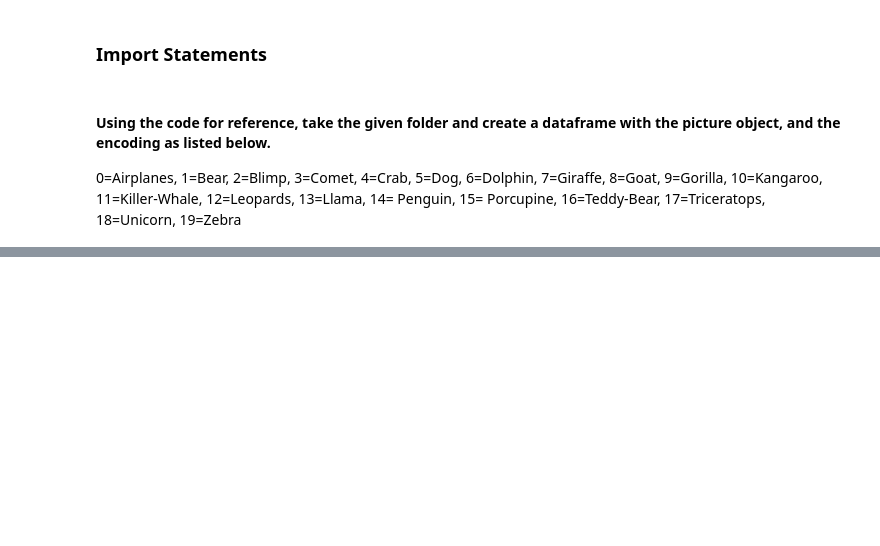
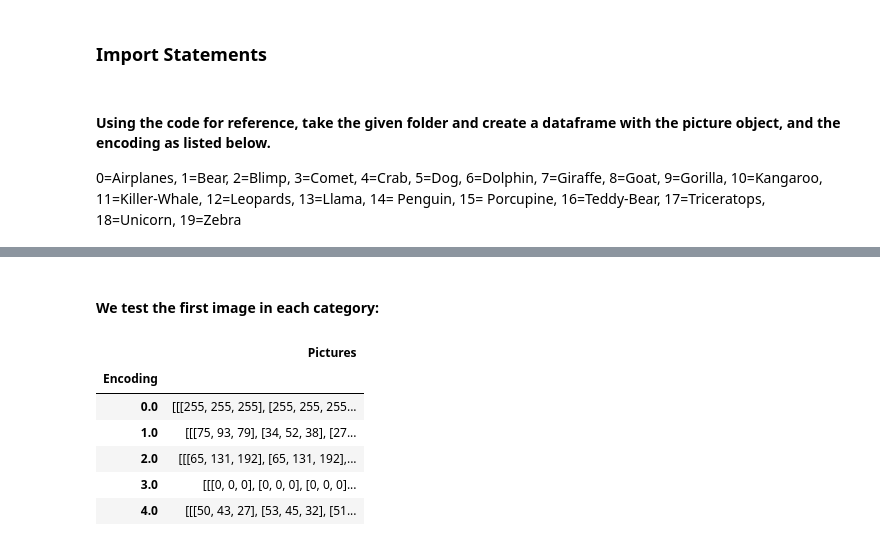
Before and after one commit to LinjianMa/DS100-final-project, a Jupyter notebook: GradProject_NB1.ipynb, the cells around one changed output, grey strips where cells are left out. Drawn from its saved outputs; the diff is of its cells as text; code cells hidden in the pictures; blank space fills up the shorter version.

```diff
--- a/GradProject_NB1.ipynb
+++ b/GradProject_NB1.ipynb
@@ -14,6 +14,9 @@ import skimage
 from skimage import data
 from skimage import io
 import os
+# %%
+train_data_path = '20_categories_training/20_categories_training'
+test_data_path = '20_Validation'
 # %% [markdown]
 <h4> Using the code for reference, take the given folder and create a dataframe with the picture object, and the encoding as listed below. </h4>
 0=Airplanes, 1=Bear, 2=Blimp, 3=Comet, 4=Crab, 5=Dog, 6=Dolphin, 7=Giraffe, 8=Goat, 9=Gorilla, 10=Kangaroo, 11=Killer-Whale, 12=Leopards, 13=Llama, 14= Penguin, 15= Porcupine, 16=Teddy-Bear, 17=Triceratops, 18=Unicorn, 19=Zebra
@@ -49,0 +71,5 @@ starting_data["Pictures"] = starting_data["Pictures"].apply(gray_to_rgb)
+# %%
+training_data = read_train_data(train_data_path)
+test_data = read_test_data(test_data_path)
+
+print(len(training_data), len(test_data))
@@ -50,6 +88,20 @@ starting_data["Pictures"] = starting_data["Pictures"].apply(gray_to_rgb)
+# %%
+# If an image is gray, change that into rgb format
+training_data["Pictures"] = training_data["Pictures"].apply(gray_to_rgb)
+test_data["Pictures"] = test_data["Pictures"].apply(gray_to_rgb)
+# %% [markdown]
+#### We test the first image in each category:
 # %%
-subsample = starting_data.groupby('Encoding').agg(lambda x: x.iloc[0])
-subsample
+subsample = training_data.groupby('Encoding').agg(lambda x: x.iloc[0])
+subsample.head()
+# %% [output]
+|  | Pictures |
+| Encoding |  |
+| 0.0 | [[[255, 255, 255], [255, 255, 255... |
+| 1.0 | [[[75, 93, 79], [34, 52, 38], [27... |
+| 2.0 | [[[65, 131, 192], [65, 131, 192],... |
+| 3.0 | [[[0, 0, 0], [0, 0, 0], [0, 0, 0]... |
+| 4.0 | [[[50, 43, 27], [53, 45, 32], [51... |
 # %%
 for i in range(len(subsample)):
     skimage.io.imshow(subsample.iloc[i]['Pictures'])
```
Also changed, not shown: parts of 9 cells of this notebook.
